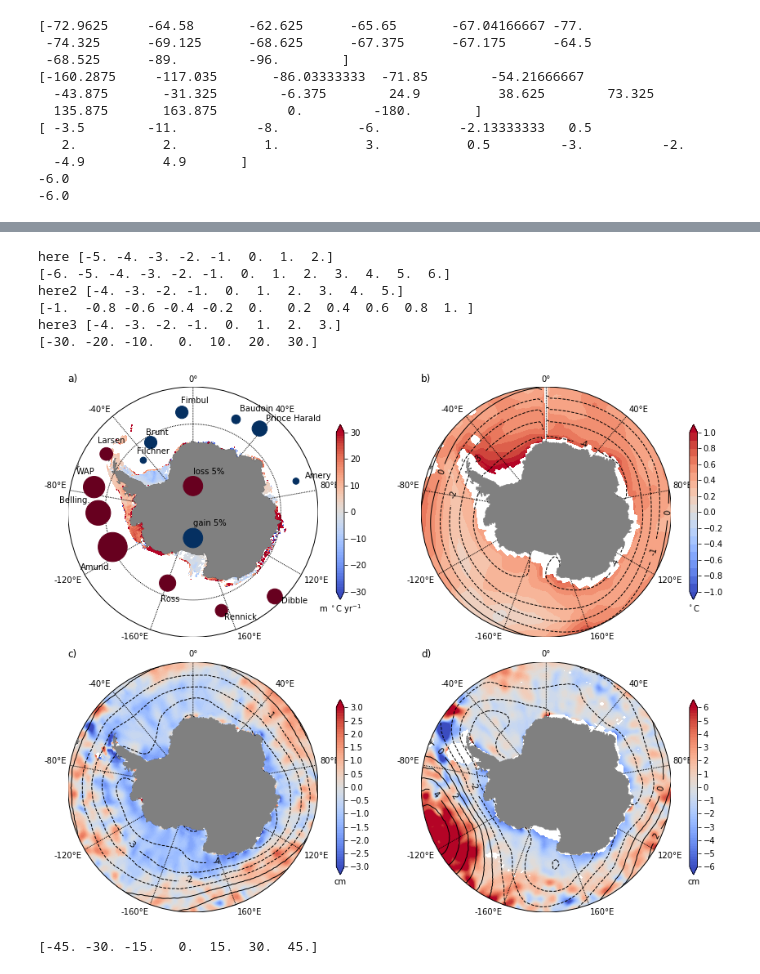
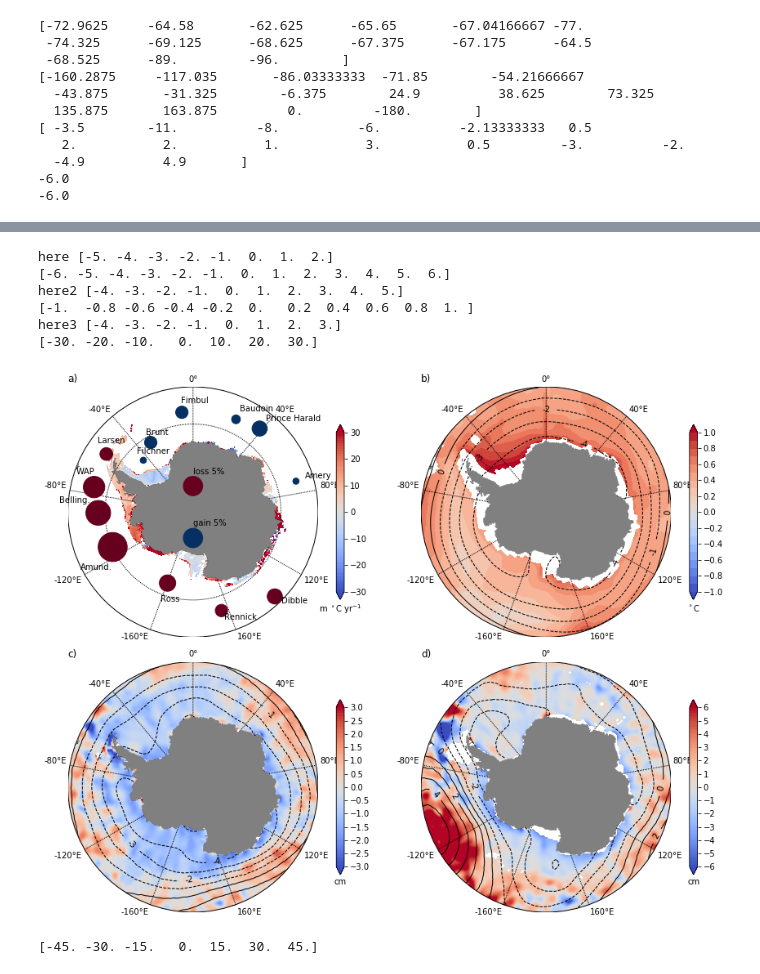
Before and after one commit to PaulSpence/pre21_notebooks, a Jupyter notebook: ASF_Review_Fig.ipynb, the cells around one changed output, grey strips where cells are left out. Saved outputs shown, nothing was run; the diff lists cells and outputs as text; code cells hidden in the pictures.

```diff
--- a/ASF_Review_Fig.ipynb
+++ b/ASF_Review_Fig.ipynb
@@ -1346,17 +1437,17 @@ map = Basemap(projection='spstere',boundinglat=-55,lon_0=180,resolution='l',roun
 # draw parallels and meridians.
 #map.drawparallels(np.arange(-80.,81.,15.))
 map.drawmeridians(np.arange(-160.,181.,40.),labels=[True,True,True,True])
-cmip_lon_n,cmip_lat_n=np.meshgrid(cmip_lon,cmip_lat)
+cmip_lon_n,cmip_lat_n=np.meshgrid(cmip_lon_2,cmip_lat)
 X, Y = map(cmip_lon_n,cmip_lat_n)
 X.shape
-p1=map.contourf(X,Y,thetao_rcp85_diff_hist[:,:,24], cmap=plt.cm.coolwarm, levels=clev, extend='both') #CMRmap_r, gist_stern_r
+p1=map.contourf(X,Y,thetao_rcp85_diff_hist_2[:,:,24], cmap=plt.cm.coolwarm, levels=clev, extend='both') #CMRmap_r, gist_stern_r
 cb=plt.colorbar(orientation='vertical',shrink = 0.7)
 cb.ax.set_xlabel('$^\circ$C')
 ticks=np.linspace(-1,1,11)
 print ticks
 cb.set_ticks(ticks)
 clev3 = np.linspace(-10,10,21)
-cs=map.contour(X,Y,slp_rcp85_diff_hist[:,:]/100,levels=clev3,colors='k',linewidths=1)
+cs=map.contour(X,Y,slp_rcp85_diff_hist_2[:,:]/100,levels=clev3,colors='k',linewidths=1)
 print 'here3', cs.levels
 plt.clabel(cs,cs.levels[0:5], fmt="%1.0f", fontsize=10)
 
@@ -1402,34 +1493,34 @@ X3, Y3 = map(ice_lon_n2,ice_lat_n2+10)
 
 ice_data=np.tile(df_short[:,2],15)
 ice_data=np.reshape(ice_data,(15,15))
 i=np.identity(15)
 ice_data=ice_data*i
 
 #p2=map.scatter(X[22,25], Y[22,25], s=np.abs(percent[19]*115), c=np.sign(percent[19]*115), cmap=plt.cm.RdBu)
 map.fillcontinents(color='gray',lake_color='gray',zorder=5)
 p2=map.scatter(X2, Y2, s=np.abs(ice_data*115), c=np.sign(ice_data*115), cmap=plt.cm.RdBu, zorder=10)
 
 for t in range(len(df_short_names)):
     #plt.annotate(ice_names[0], xy=(.75, 1), xycoords='axes fraction')
     #plt.annotate(ice_names[t], xy=(X2[t,t],Y2[t,t]), xytext=(X3[t,t],Y3[t,t]),zorder=10,arrowprops=dict(facecolor='black', shrink=0.05))
     plt.annotate(df_short_names[t], xy=(X2[t,t],Y2[t,t]), xytext=(X3[t,t],Y3[t,t]),zorder=10)
 #clev3 = np.arange(0,5000,1000)
 #map.contour(X,Y,ht,levels=clev3,colors='k',linewidths=1)
 plt.title('a)',loc='left')
 #text(0.5, 1.10, 'c) Recent ice-shelf thickness and ASBW trends', fontsize=14,horizontalalignment='center',verticalalignment='center', transform=ax.transAxes)
 
 plt.tight_layout()
 
 of = os.path.join('/g/data1a/v45/pas561/ASF_review_fig/','asf_climate_fig.png')
 plt.savefig(of,dpi=220)
 # %% [output]
 here [-5. -4. -3. -2. -1.  0.  1.  2.]
 [-6. -5. -4. -3. -2. -1.  0.  1.  2.  3.  4.  5.  6.]
 here2 [-4. -3. -2. -1.  0.  1.  2.  3.  4.  5.]
 [-1.  -0.8 -0.6 -0.4 -0.2  0.   0.2  0.4  0.6  0.8  1. ]
 here3 [-4. -3. -2. -1.  0.  1.  2.  3.]
 [-30. -20. -10.   0.  10.  20.  30.]
-[figure, old version]
+[figure, new version]
 # %%
 #bat_de               1x27188            217504  double
 #  bat_lat          27188x1                217504  double
```
Also changed, not shown: parts of 15 cells of this notebook, 9 other files.
